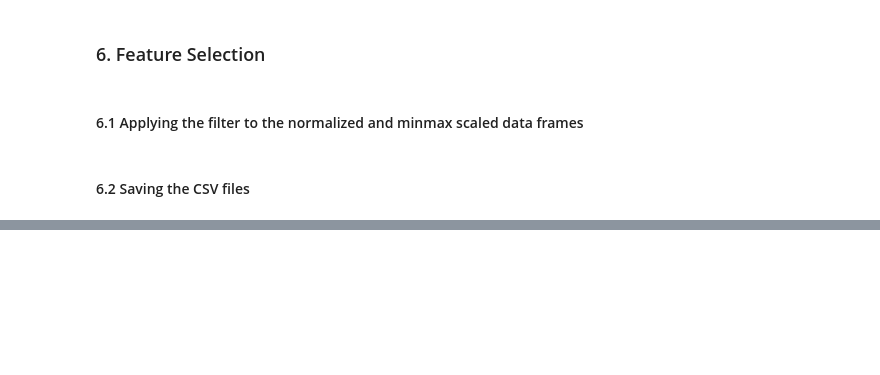
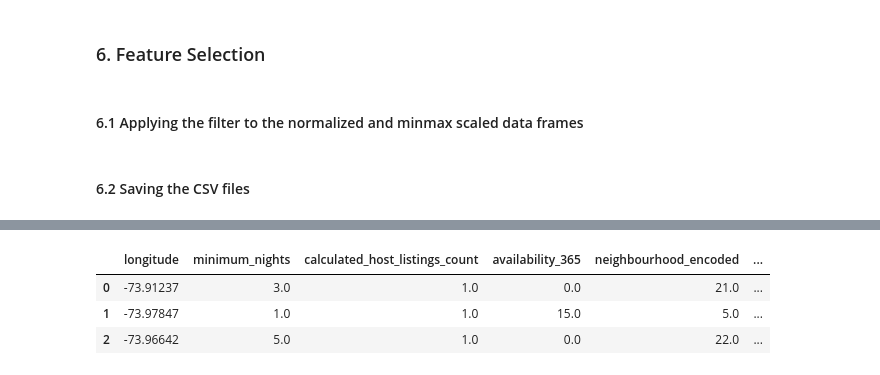
Before and after one commit to PuraCampos/airbnb-data, a Jupyter notebook: src/explore.ipynb, the cells around one changed output, grey strips where cells are left out. Saved outputs shown, nothing was run; the diff lists cells and outputs as text; code cells hidden in the pictures; blank space fills up the shorter version.

```diff
--- a/src/explore.ipynb
+++ b/src/explore.ipynb
@@ -475,3 +521,10 @@ X_test_with_outliers_norm_sel.to_csv('./enc/X_test_with_outliers_norm_sel.csv',
 X_test_without_outliers_norm_sel.to_csv('./enc/X_test_without_outliers_norm_sel.csv', index=False)
 X_test_with_outliers_minmax_sel.to_csv('./enc/X_test_with_outliers_minmax_sel.csv', index=False)
 X_test_without_outliers_minmax_sel.to_csv('./enc/X_test_without_outliers_minmax_sel.csv', index=False)
+# %%
+X_test_with_outliers_sel.head(3)
+# %% [output]
+|  | longitude | minimum_nights | calculated_host_listings_count | availability_365 | neighbourhood_encoded | ... |
+| 0 | -73.91237 | 3.0 | 1.0 | 0.0 | 21.0 | ... |
+| 1 | -73.97847 | 1.0 | 1.0 | 15.0 | 5.0 | ... |
+| 2 | -73.96642 | 5.0 | 1.0 | 0.0 | 22.0 | ... |
```
Also changed, not shown: parts of 6 cells of this notebook, 4 other files.
